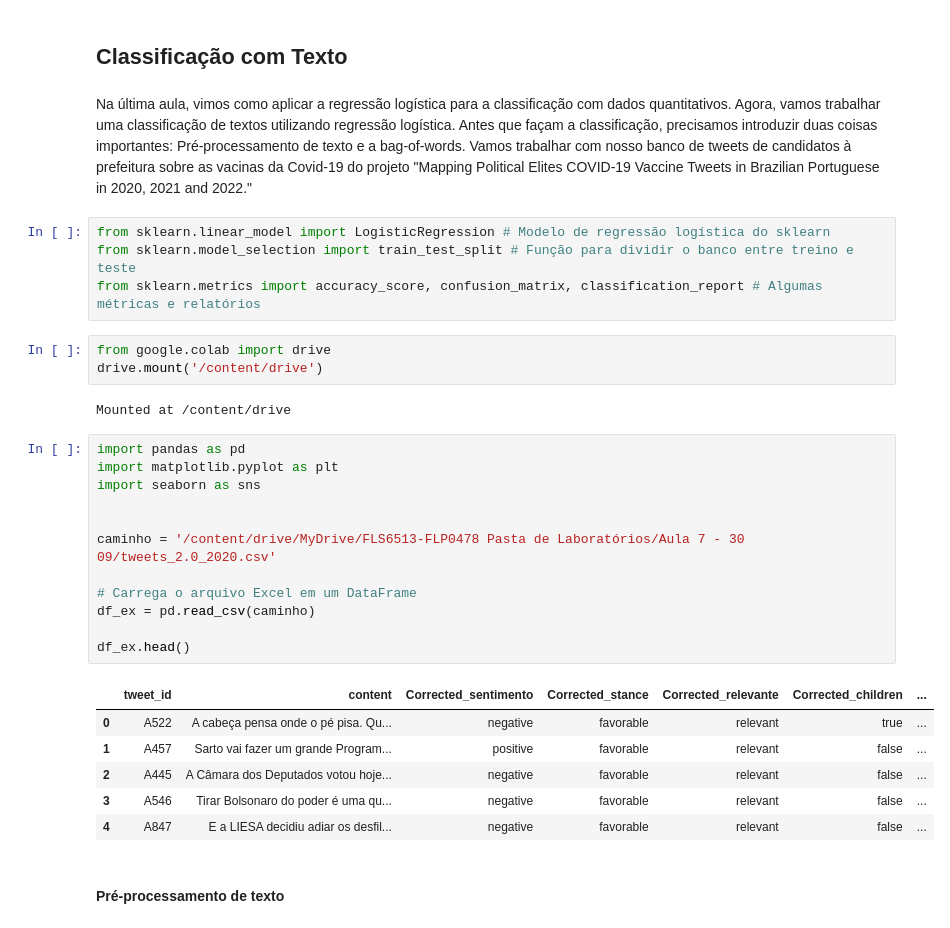
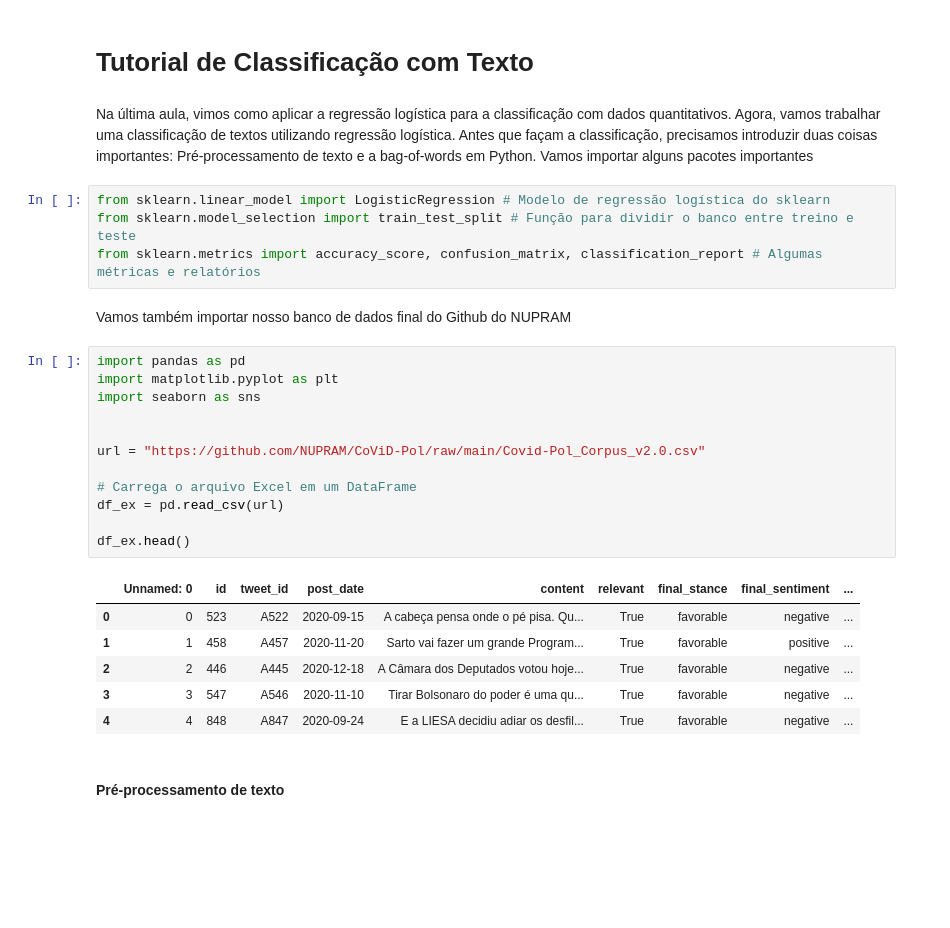
Before and after one commit to PedroSchmalz/FLP0478, a Jupyter notebook: book/aulas/aula7/aula7.ipynb, the cells around one changed output. Cells and saved outputs as stored; diff of their text form; blank space fills up the shorter version.

```diff
--- a/book/aulas/aula7/aula7.ipynb
+++ b/book/aulas/aula7/aula7.ipynb
@@ -9,35 +1,32 @@ Aluno 2 - NUSP - Graduação/Pós - Período
 # %% [markdown]
-## Classificação com Texto
+# Tutorial de Classificação com Texto
 # %% [markdown]
-Na última aula, vimos como aplicar a regressão logística para a classificação com dados quantitativos. Agora, vamos trabalhar uma classificação de textos utilizando regressão logística. Antes que façam a classificação, precisamos introduzir duas coisas importantes: Pré-processamento de texto e a bag-of-words. Vamos trabalhar com nosso banco de tweets de candidatos à prefeitura sobre as vacinas da Covid-19 do projeto "Mapping Political Elites COVID-19 Vaccine Tweets in Brazilian Portuguese in 2020, 2021 and 2022."
+Na última aula, vimos como aplicar a regressão logística para a classificação com dados quantitativos. Agora, vamos trabalhar uma classificação de textos utilizando regressão logística. Antes que façam a classificação, precisamos introduzir duas coisas importantes: Pré-processamento de texto e a bag-of-words em Python. Vamos importar alguns pacotes importantes
 # %%
 from sklearn.linear_model import LogisticRegression # Modelo de regressão logística do sklearn
 from sklearn.model_selection import train_test_split # Função para dividir o banco entre treino e teste
 from sklearn.metrics import accuracy_score, confusion_matrix, classification_report # Algumas métricas e relatórios
-# %%
-from google.colab import drive
-drive.mount('/content/drive')
-# %% [output]
-Mounted at /content/drive
+# %% [markdown]
+Vamos também importar nosso banco de dados final do Github do NUPRAM
 # %%
 import pandas as pd
 import matplotlib.pyplot as plt
 import seaborn as sns
 
 
-caminho = '/content/drive/MyDrive/FLS6513-FLP0478 Pasta de Laboratórios/Aula 7 - 30 09/tweets_2.0_2020.csv'
+url = "https://github.com/NUPRAM/CoViD-Pol/raw/main/Covid-Pol_Corpus_v2.0.csv"
 
 # Carrega o arquivo Excel em um DataFrame
-df_ex = pd.read_csv(caminho)
+df_ex = pd.read_csv(url)
 
 df_ex.head()
 # %% [output]
-|  | tweet_id | content | Corrected_sentimento | Corrected_stance | Corrected_relevante | Corrected_children | ... |
-| 0 | A522 | A cabeça pensa onde o pé pisa. Qu... | negative | favorable | relevant | true | ... |
-| 1 | A457 | Sarto vai fazer um grande Program... | positive | favorable | relevant | false | ... |
-| 2 | A445 | A Câmara dos Deputados votou hoje... | negative | favorable | relevant | false | ... |
-| 3 | A546 | Tirar Bolsonaro do poder é uma qu... | negative | favorable | relevant | false | ... |
-| 4 | A847 | E a LIESA decidiu adiar os desfil... | negative | favorable | relevant | false | ... |
+|  | Unnamed: 0 | id | tweet_id | post_date | content | relevant | final_stance | final_sentiment | ... |
+| 0 | 0 | 523 | A522 | 2020-09-15 | A cabeça pensa onde o pé pisa. Qu... | True | favorable | negative | ... |
+| 1 | 1 | 458 | A457 | 2020-11-20 | Sarto vai fazer um grande Program... | True | favorable | positive | ... |
+| 2 | 2 | 446 | A445 | 2020-12-18 | A Câmara dos Deputados votou hoje... | True | favorable | negative | ... |
+| 3 | 3 | 547 | A546 | 2020-11-10 | Tirar Bolsonaro do poder é uma qu... | True | favorable | negative | ... |
+| 4 | 4 | 848 | A847 | 2020-09-24 | E a LIESA decidiu adiar os desfil... | True | favorable | negative | ... |
 # %% [markdown]
 #### Pré-processamento de texto
 # %% [markdown]
```
Also changed, not shown: parts of 195 cells of this notebook.
